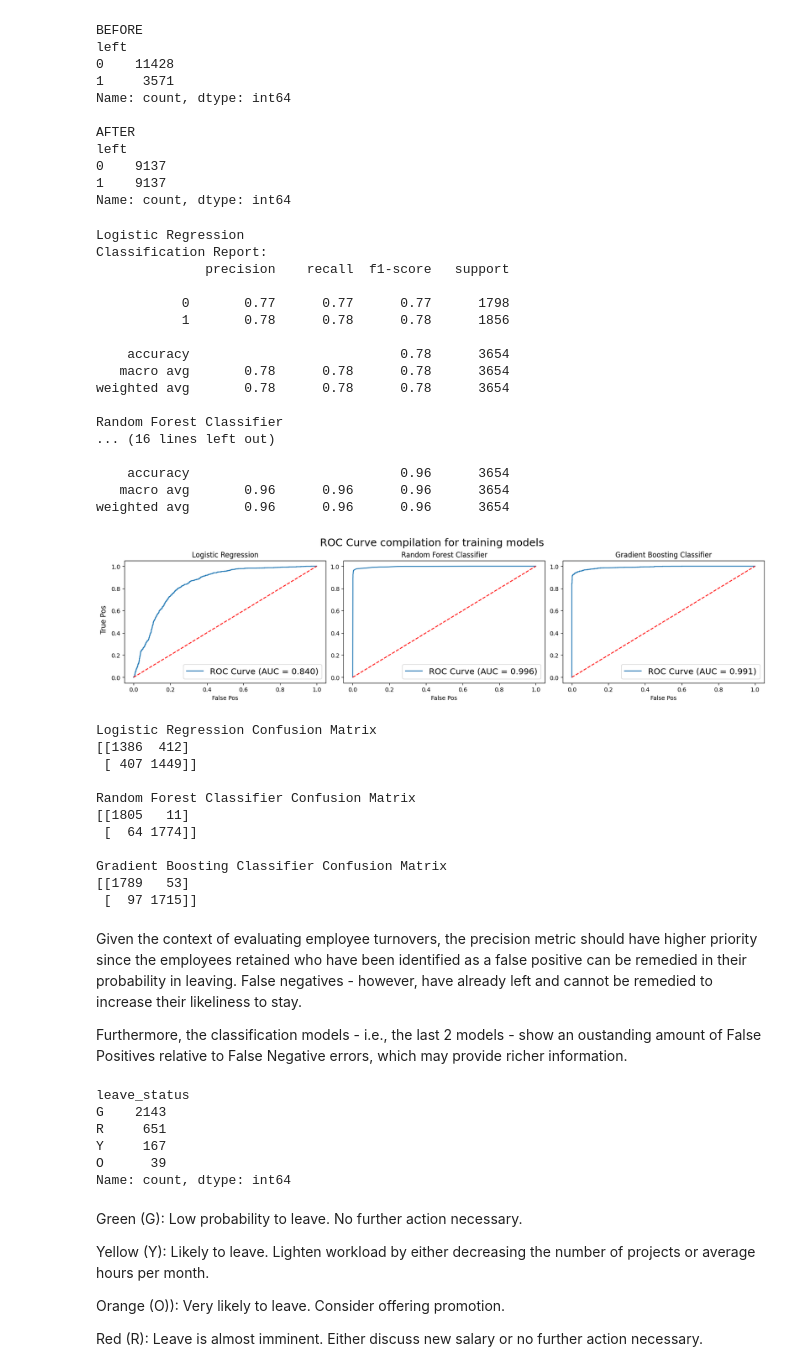
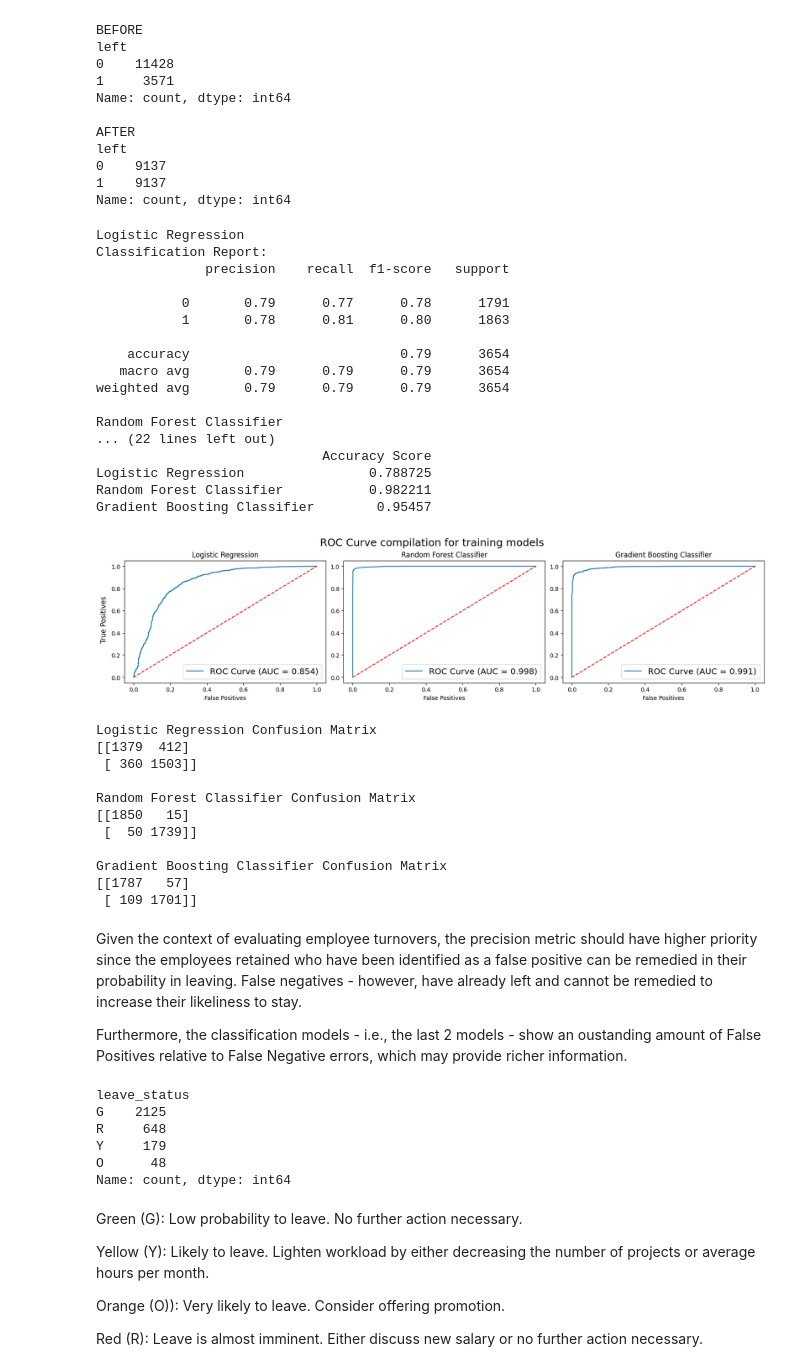
Before and after one commit to Chase-The-Golden/EmployeeTurnover, a Jupyter notebook: main.ipynb, the cells around one changed output. Drawn from its saved outputs; the diff is of its cells as text; code cells hidden in the pictures.

```diff
--- a/main.ipynb
+++ b/main.ipynb
@@ -165,16 +168,15 @@ model_dict = {0 : ("Logistic Regression", LogisticRegression(solver="liblinear")
               2 : ("Gradient Boosting Classifier", GradientBoostingClassifier())}
 
 # List for future task of plotting
-proba_list = []
-y_list = []
-pred_list = []
+proba_list = []     # Probability prediction
+y_list = []         # Y-values used for testing
+pred_list = []      # Predicted y-values
 
 for i in range(0, 3):
-    model = model_dict[i][1]
+    model = model_dict[i][1]    # Model
 
-    print(model_dict[i][0])
+    print(model_dict[i][0])     # Model Title
 
-    # print("Accuracy Score:")
     for train_ind, test_ind in kf.split(X_new):
         X_train, X_test = X_new.iloc[train_ind], X_new.iloc[test_ind]
         y_train, y_test = y_new.iloc[train_ind], y_new.iloc[test_ind]
@@ -194,52 +196,62 @@ for i in range(0, 3):
 
     print("Classification Report:")
     print(classification_report(y_test, y_pred))
+
+# Added accuracy score table for easier readability as per feedback
+print("Accuracy Table")
+# Indexing the first value of the dictionary values tuple
+df_accur = pd.DataFrame(index=[x[0] for x in model_dict.values()], columns=['Accuracy Score'])
+
+for i in range(0,3):
+    df_accur.iloc[i, 0] = accuracy_score(y_list[i], pred_list[i])
+
+print(df_accur)
 # %% [output]
 Logistic Regression
 Classification Report:
               precision    recall  f1-score   support
 
-           0       0.77      0.77      0.77      1798
-           1       0.78      0.78      0.78      1856
+           0       0.79      0.77      0.78      1791
+           1       0.78      0.81      0.80      1863
 
-    accuracy                           0.78      3654
-   macro avg       0.78      0.78      0.78      3654
-weighted avg       0.78      0.78      0.78      3654
+    accuracy                           0.79      3654
+   macro avg       0.79      0.79      0.79      3654
+weighted avg       0.79      0.79      0.79      3654
 
 Random Forest Classifier
-... (16 lines left out)
-
-    accuracy                           0.96      3654
-   macro avg       0.96      0.96      0.96      3654
-weighted avg       0.96      0.96      0.96      3654
+... (22 lines left out)
+                             Accuracy Score
+Logistic Regression                0.788725
+Random Forest Classifier           0.982211
+Gradient Boosting Classifier        0.95457
 # %%
 # AUC-ROC score & plot
 
 from sklearn.metrics import roc_auc_score, roc_curve
 
 fig, axs = plt.subplots(ncols=3, figsize=(16,4), layout='constrained')
 fig.suptitle("ROC Curve compilation for training models", fontsize=18)
-fig.supylabel("True Pos")
+fig.supylabel("True Positives")
 
 # List for determining best model (highest AUC score in this case)
 auc_list = []
 
 for i in range(0, 3):
     # Plotting roc curve of each model
     fpr, tpr, thresholds = roc_curve(y_list[i], proba_list[i])
     roc_auc = roc_auc_score(y_list[i], proba_list[i])
 
     auc_list.append(roc_auc)
 
     axs[i].set_title(model_dict[i][0])
-    axs[i].set_xlabel("False Pos")
+    axs[i].set_xlabel("False Positives")
     axs[i].plot(fpr, tpr, label=f'ROC Curve (AUC = {roc_auc:.3f})')
     axs[i].plot([0, 1], [0, 1], 'r--')
     axs[i].legend(loc="lower right", fontsize="x-large")
 
 plt.show()
 # %% [output]
-[figure, old version]
+[figure, new version]
 # %%
 # Confusion Matrix
 
@@ -250,16 +262,16 @@ for i in range(0, 3):
     print(f"{confusion_matrix(y_list[i], pred_list[i])}\n")
 # %% [output]
 Logistic Regression Confusion Matrix
-[[1386  412]
- [ 407 1449]]
+[[1379  412]
+ [ 360 1503]]
 
 Random Forest Classifier Confusion Matrix
-[[1805   11]
- [  64 1774]]
+[[1850   15]
+ [  50 1739]]
 
 Gradient Boosting Classifier Confusion Matrix
-[[1789   53]
- [  97 1715]]
+[[1787   57]
+ [ 109 1701]]
 # %% [markdown]
 Given the context of evaluating employee turnovers, the precision metric should have higher priority since the employees retained who have been identified as a false positive can be remedied in their probability in leaving. False negatives - however, have already left and cannot be remedied to increase their likeliness to stay.
 
@@ -267,10 +279,8 @@ Furthermore, the classification models - i.e., the last 2 models - show an ousta
 # %%
 # Probability prediction via best performing model
 
+# Highest AUC score (assumed to be best model)
 ind = auc_list.index(max(auc_list))
-
-# DEBUG: Printing the index of the model with the highest AUC score
-# print(ind)
 
 # Receiving probability employee will leave
 proba_leave = model_dict[ind][1].predict_proba(X_test_MAIN)[:,[1]]
@@ -284,10 +294,10 @@ df_leave['leave_status'] = pd.cut(df_leave['proba_leave'], [0, .2, .6, .9, 1.01]
 print(df_leave['leave_status'].value_counts(dropna=False))
 # %% [output]
 leave_status
-G    2143
-R     651
-Y     167
-O      39
+G    2125
+R     648
+Y     179
+O      48
 Name: count, dtype: int64
 # %% [markdown]
 Green (G): Low probability to leave. No further action necessary.
```
Also changed, not shown: parts of 1 cell of this notebook, 1 other file.
